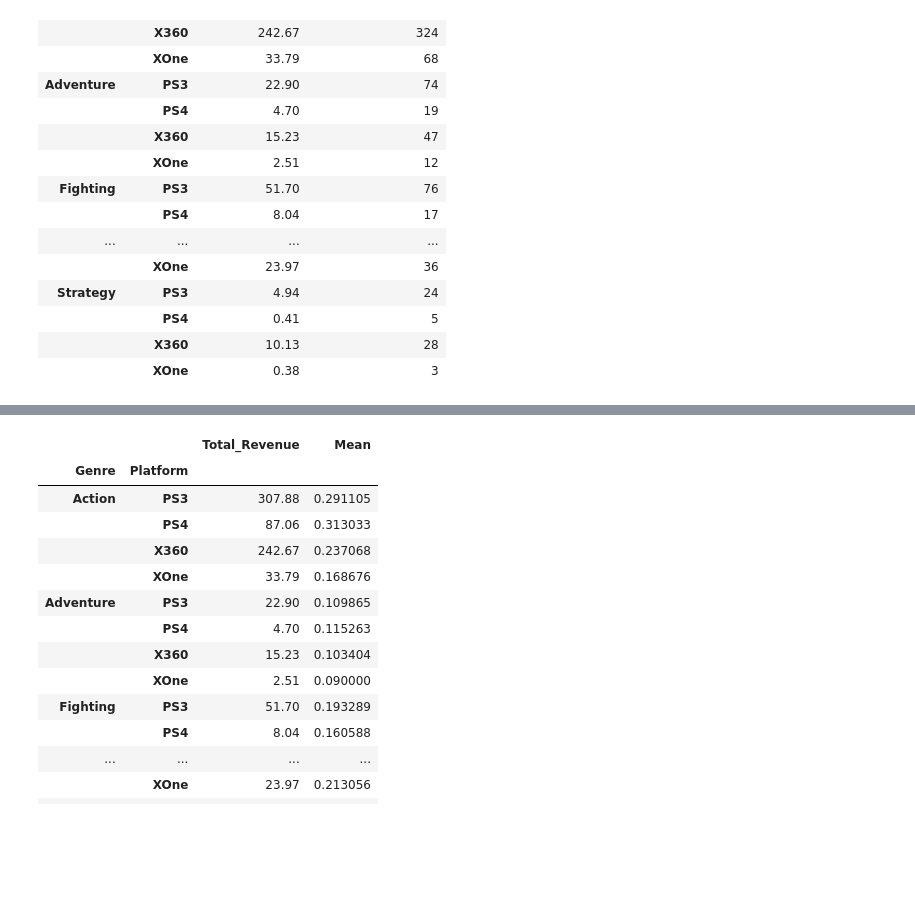
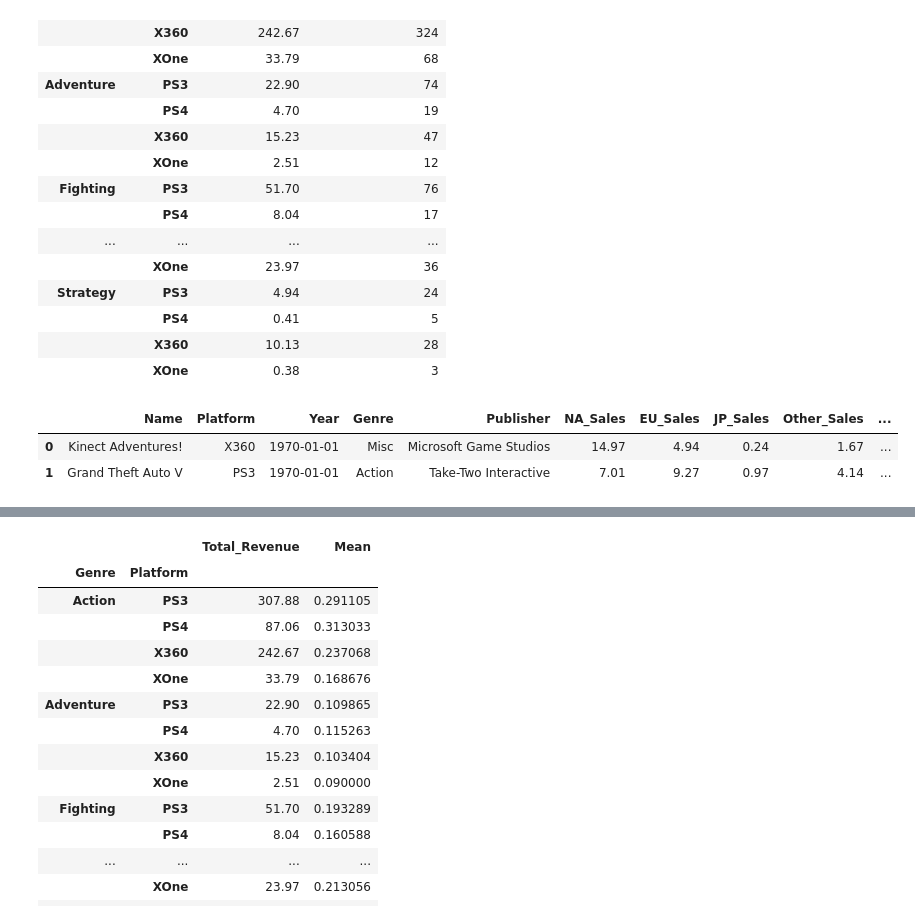
Before and after one commit to Narula901/Python-Library, a Jupyter notebook: Pandas/Groupby (Pandas).ipynb, the cells around one changed output, grey strips where cells are left out. Saved outputs shown, nothing was run; the diff lists cells and outputs as text; code cells hidden in the pictures; blank space fills up the shorter version.

```diff
--- a/Pandas/Groupby (Pandas).ipynb
+++ b/Pandas/Groupby (Pandas).ipynb
@@ -338,3 +378,9 @@ games.groupby(['Genre', 'Platform']).agg({'Global_Sales': ['sum', 'count']})\
 |  | PS4 | 0.41 | 5 |
 |  | X360 | 10.13 | 28 |
 |  | XOne | 0.38 | 3 |
+# %%
+games.head(2)
+# %% [output]
+|  | Name | Platform | Year | Genre | Publisher | NA_Sales | EU_Sales | JP_Sales | Other_Sales | ... |
+| 0 | Kinect Adventures! | X360 | 1970-01-01 | Misc | Microsoft Game Studios | 14.97 | 4.94 | 0.24 | 1.67 | ... |
+| 1 | Grand Theft Auto V | PS3 | 1970-01-01 | Action | Take-Two Interactive | 7.01 | 9.27 | 0.97 | 4.14 | ... |
```
Also changed, not shown: parts of 10 cells of this notebook.
